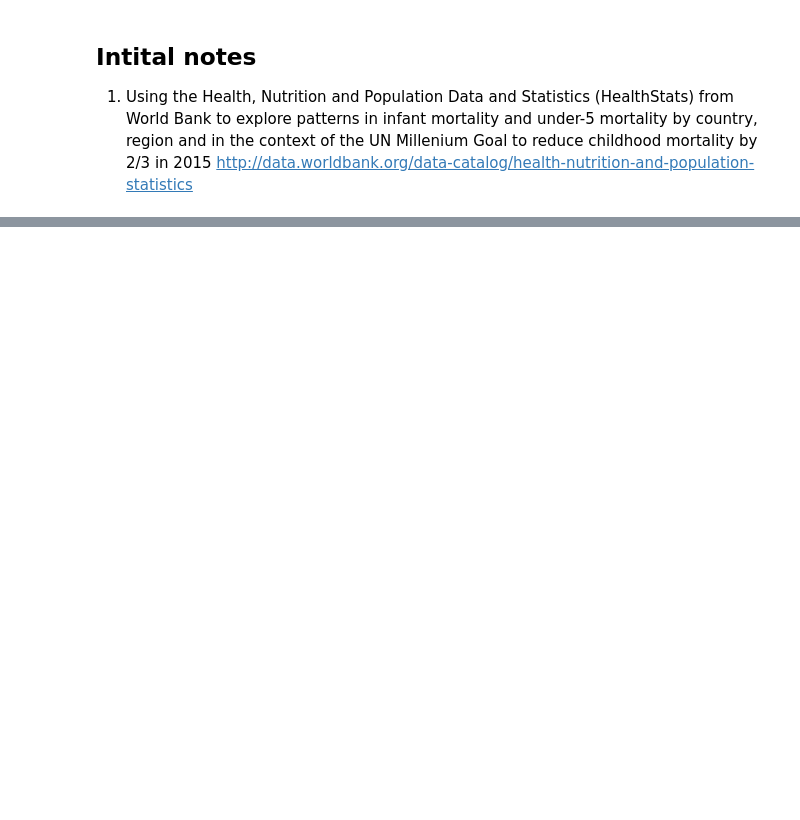
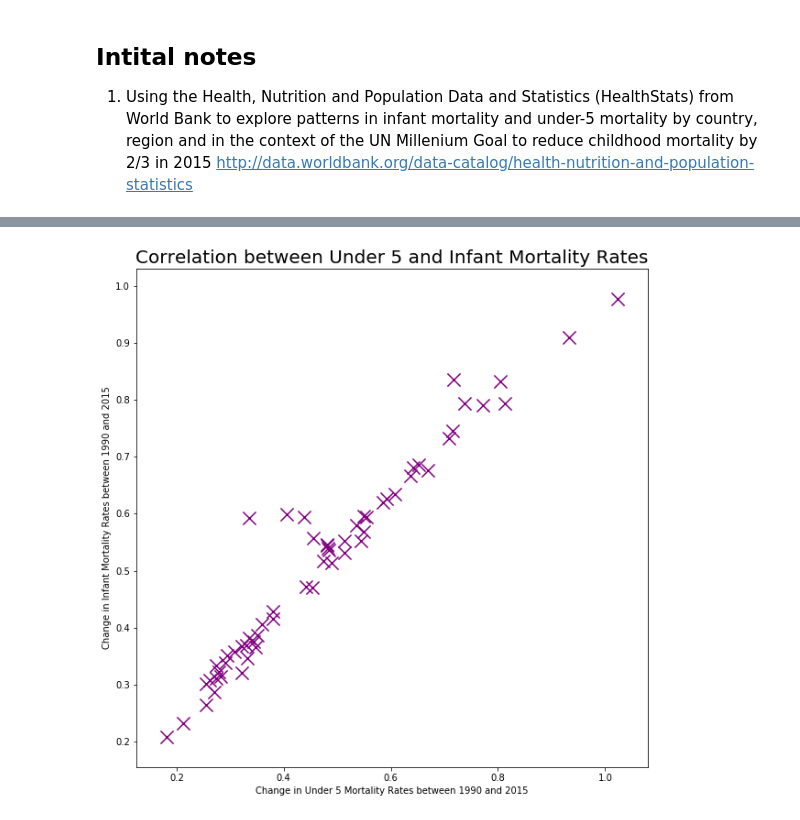
Before and after one commit to spaceport729/thinkful, a Jupyter notebook: Capstone_Project.ipynb, the cells around one changed output, grey strips where cells are left out. Drawn from its saved outputs; the diff is of its cells as text; code cells hidden in the pictures; blank space fills up the shorter version.

```diff
--- a/Capstone_Project.ipynb
+++ b/Capstone_Project.ipynb
@@ -219,0 +267,9 @@ plt.show()
+# %%
+plt.figure(figsize=(10,10))
+plt.scatter(x = df_combined_result['ratio_under_5'], y = df_combined_result['ratio_infant'], color = 'purple', marker = 'x', s = 200)
+plt.xlabel('Change in Under 5 Mortality Rates between 1990 and 2015')
+plt.ylabel('Change in Infant Mortality Rates between 1990 and 2015')
+plt.title('Correlation between Under 5 and Infant Mortality Rates', fontsize=20)
+plt.show()
+# %% [output]
+[figure, added]
```
Also changed, not shown: parts of 19 cells of this notebook.
